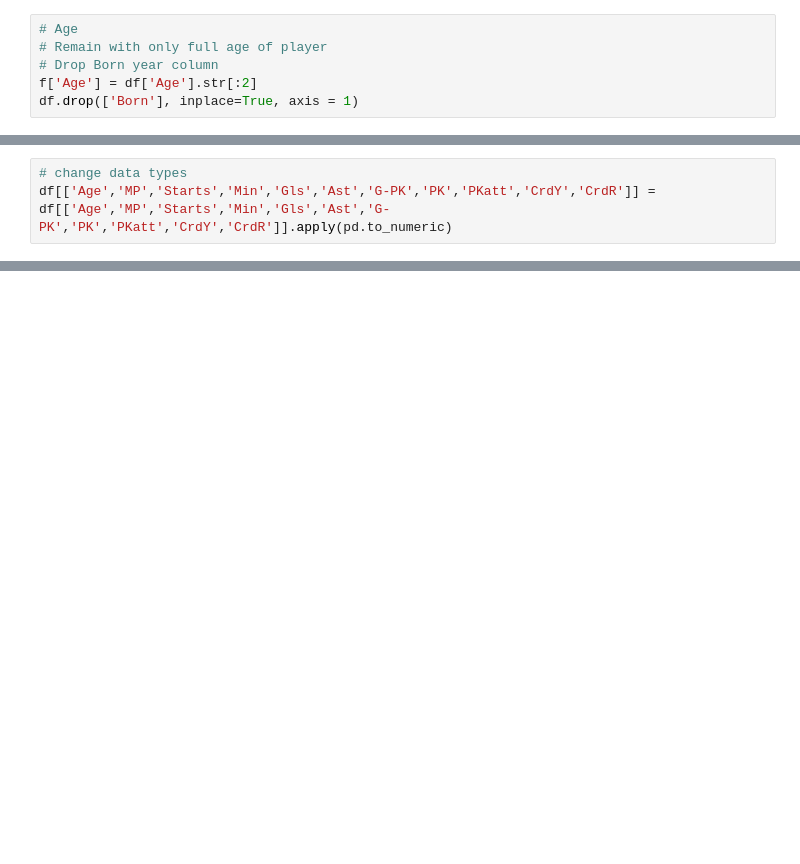
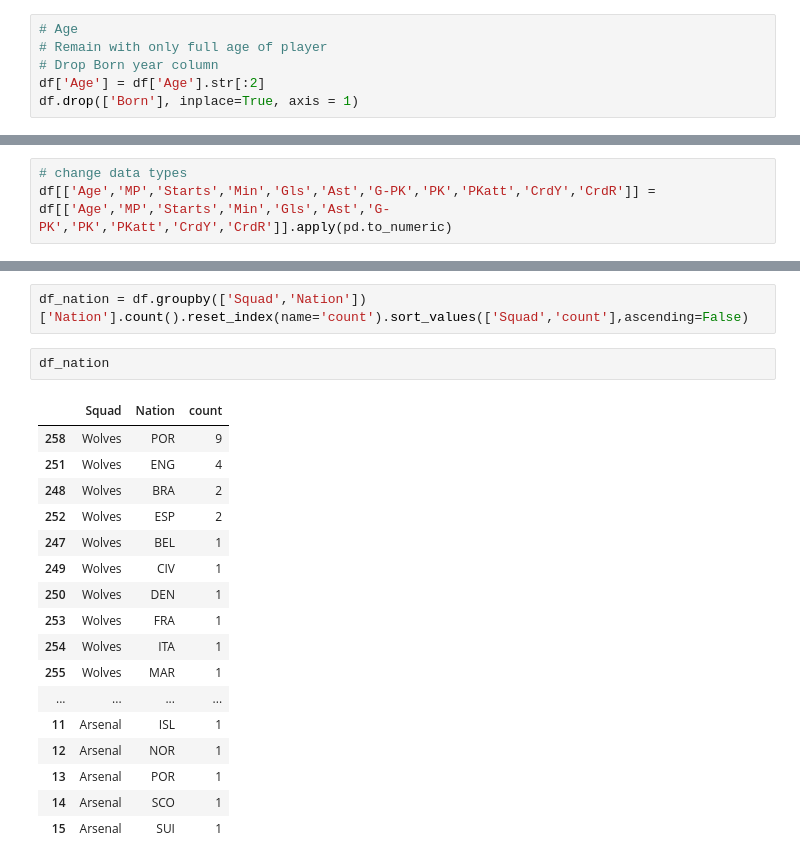
Before and after one commit to ByaruhangaBrian/EPL-PlayerStats, a Jupyter notebook: EPL Player statistics.ipynb, the cells around one changed output, grey strips where cells are left out. Cells and saved outputs as stored; diff of their text form; blank space fills up the shorter version.

```diff
--- a/EPL Player statistics.ipynb
+++ b/EPL Player statistics.ipynb
@@ -35,5 +37,5 @@ df['Pos'] = df['Pos'].str[:2]
 # Age
 # Remain with only full age of player
 # Drop Born year column
-f['Age'] = df['Age'].str[:2]
+df['Age'] = df['Age'].str[:2]
 df.drop(['Born'], inplace=True, axis = 1)
@@ -91,0 +71,22 @@ sns.pairplot(df, hue='Pos')
+# %%
+df_nation = df.groupby(['Squad','Nation'])['Nation'].count().reset_index(name='count').sort_values(['Squad','count'],ascending=False)
+# %%
+df_nation
+# %% [output]
+|  | Squad | Nation | count |
+| 258 | Wolves | POR | 9 |
+| 251 | Wolves | ENG | 4 |
+| 248 | Wolves | BRA | 2 |
+| 252 | Wolves | ESP | 2 |
+| 247 | Wolves | BEL | 1 |
+| 249 | Wolves | CIV | 1 |
+| 250 | Wolves | DEN | 1 |
+| 253 | Wolves | FRA | 1 |
+| 254 | Wolves | ITA | 1 |
+| 255 | Wolves | MAR | 1 |
+| ... | ... | ... | ... |
+| 11 | Arsenal | ISL | 1 |
+| 12 | Arsenal | NOR | 1 |
+| 13 | Arsenal | POR | 1 |
+| 14 | Arsenal | SCO | 1 |
+| 15 | Arsenal | SUI | 1 |
```
Also changed, not shown: parts of 11 cells of this notebook, 2 other files.
